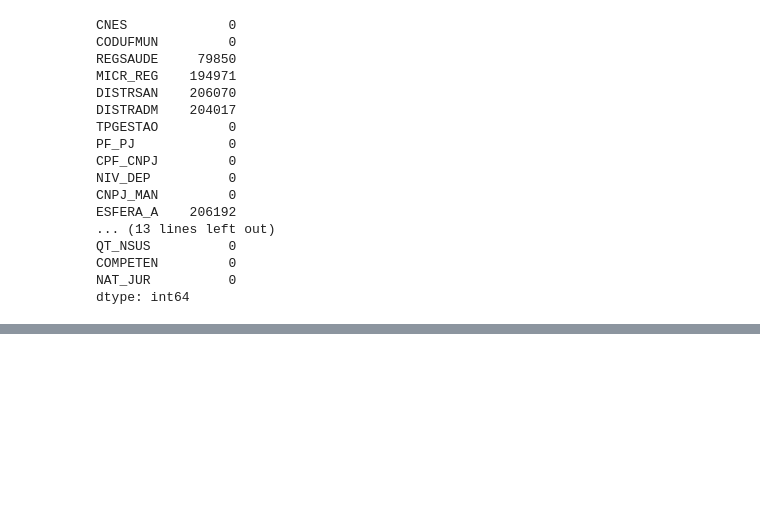
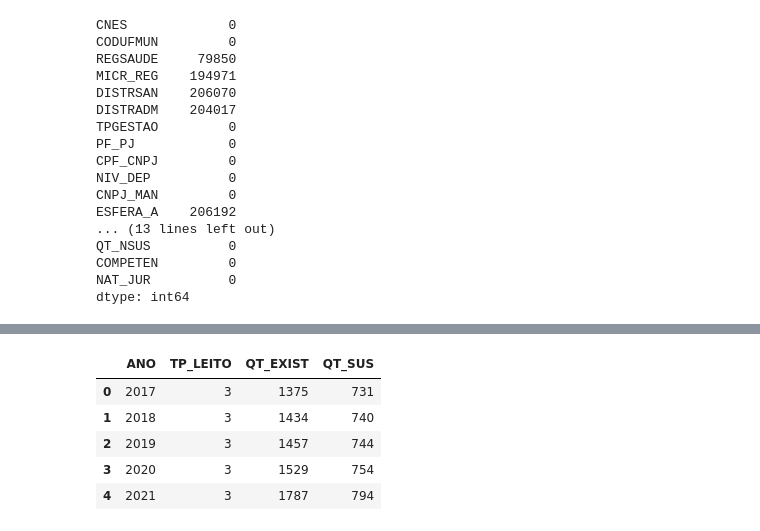
Before and after one commit to brunoconterato/go-capacidade-hospitalar, a Jupyter notebook: eda.ipynb, the cells around one changed output, grey strips where cells are left out. Drawn from its saved outputs; the diff is of its cells as text; code cells hidden in the pictures; blank space fills up the shorter version.

```diff
--- a/eda.ipynb
+++ b/eda.ipynb
@@ -64,0 +160,10 @@ dtype: int64
+# %%
+leitos_UTI_dezembro = december_data_UTI.groupby(["ANO", "TP_LEITO"]).sum()[["QT_EXIST", "QT_SUS"]].reset_index()
+leitos_UTI_dezembro
+# %% [output]
+|  | ANO | TP_LEITO | QT_EXIST | QT_SUS |
+| 0 | 2017 | 3 | 1375 | 731 |
+| 1 | 2018 | 3 | 1434 | 740 |
+| 2 | 2019 | 3 | 1457 | 744 |
+| 3 | 2020 | 3 | 1529 | 754 |
+| 4 | 2021 | 3 | 1787 | 794 |
```
Also changed, not shown: parts of 12 cells of this notebook.
